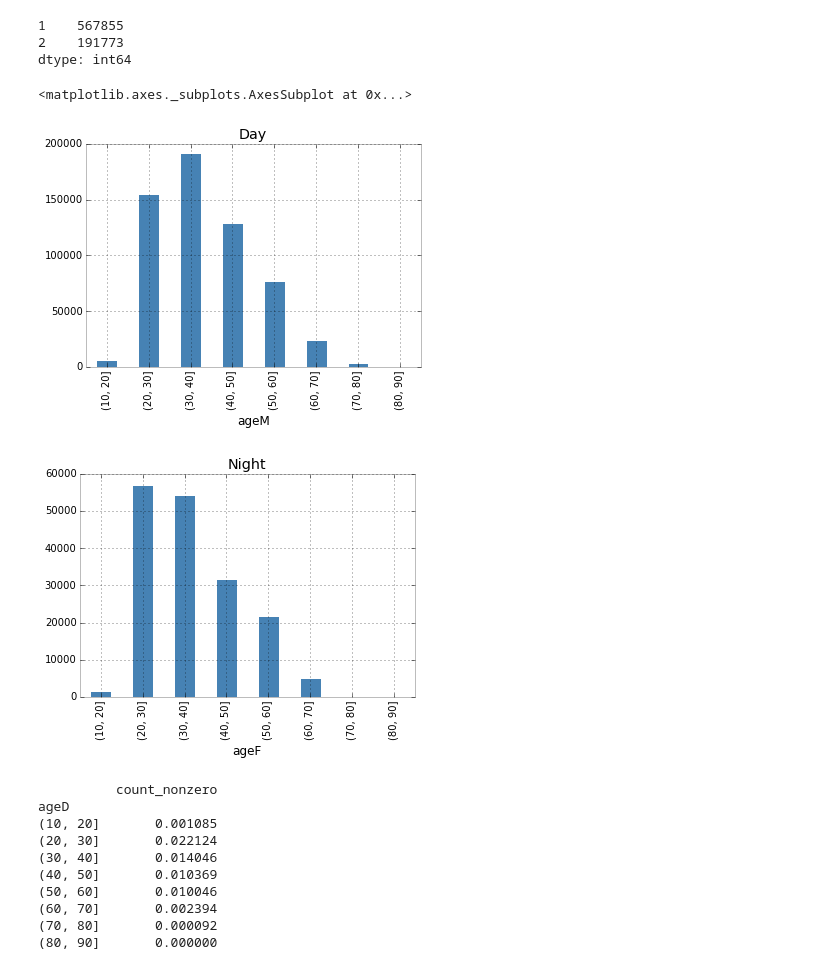
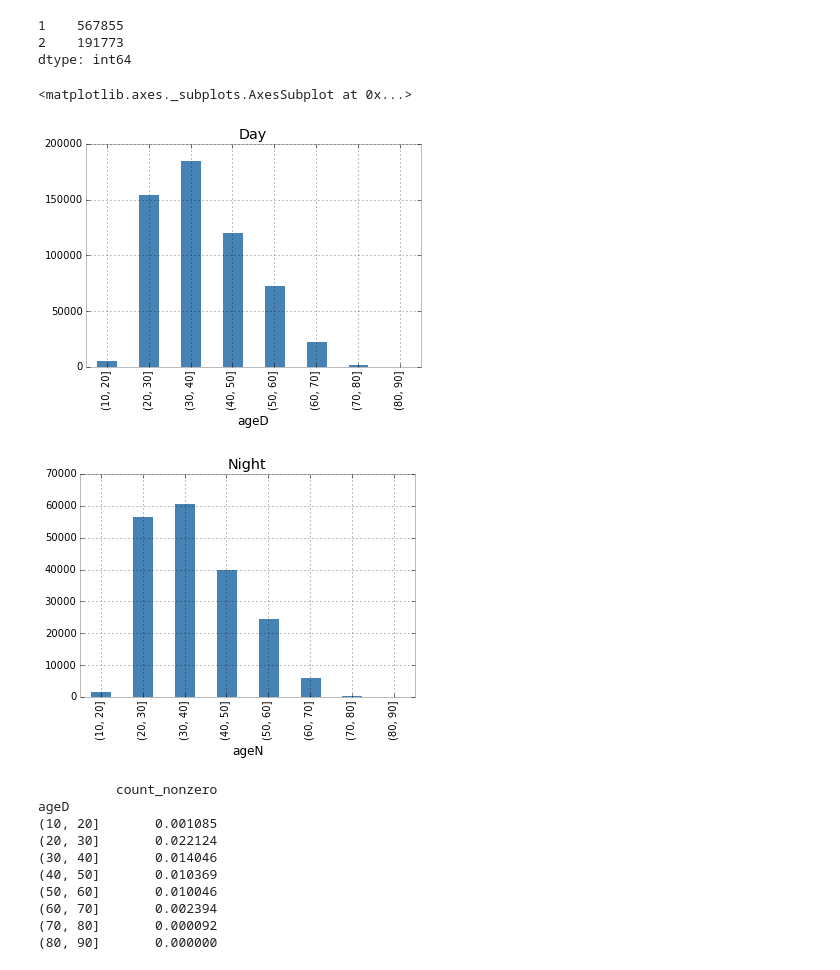
Before and after one commit to Casyfill/PUI2015_Philipp, a Jupyter notebook: Citibike_HW4/citibikes_compare_distributions.ipynb, the cells around one changed output. Saved outputs shown, nothing was run; the diff lists cells and outputs as text; code cells hidden in the pictures.

```diff
--- a/Citibike_HW4/citibikes_compare_distributions.ipynb
+++ b/Citibike_HW4/citibikes_compare_distributions.ipynb
@@ -189,12 +189,15 @@ dtype: int64
 # %%
 df2['ageN'] = 2015.0-df2['birth year'][df2['time'] == 2].astype(float)
 df2['ageD'] = 2015.0-df2['birth year'][df2['time'] == 1].astype(float)
+
+cleanN = df2['ageN'].dropna()
+cleanD = df2['ageD'].dropna()
 # %%
 bins = np.arange(10, 99, 10)
-df2.ageD.groupby(pd.cut(df.ageM, bins)).agg([count_nonzero]).plot(kind='bar', legend=0, title='Day')
-df2.ageN.groupby(pd.cut(df.ageF, bins)).agg([count_nonzero]).plot(kind='bar', legend=0, title='Night')
+cleanD.groupby(pd.cut(cleanD, bins)).agg([count_nonzero]).plot(kind='bar', legend=0, title='Day')
+cleanN.groupby(pd.cut(cleanN,bins)).agg([count_nonzero]).plot(kind='bar', legend=0, title='Night')
 # %% [output]
 <matplotlib.axes._subplots.AxesSubplot at 0x...>
-[figure, old version]
+[figure, new version]
-[figure, old version]
+[figure, new version]
 # %%
```
Also changed, not shown: parts of 11 cells of this notebook.
